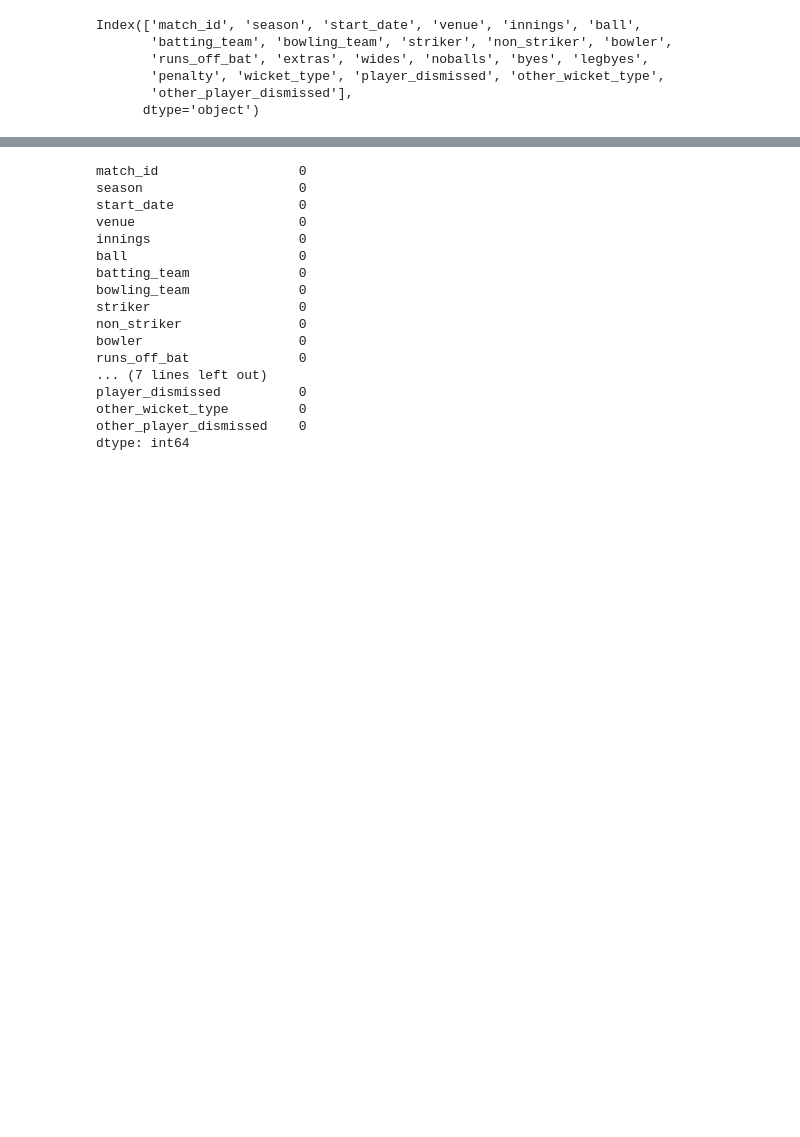
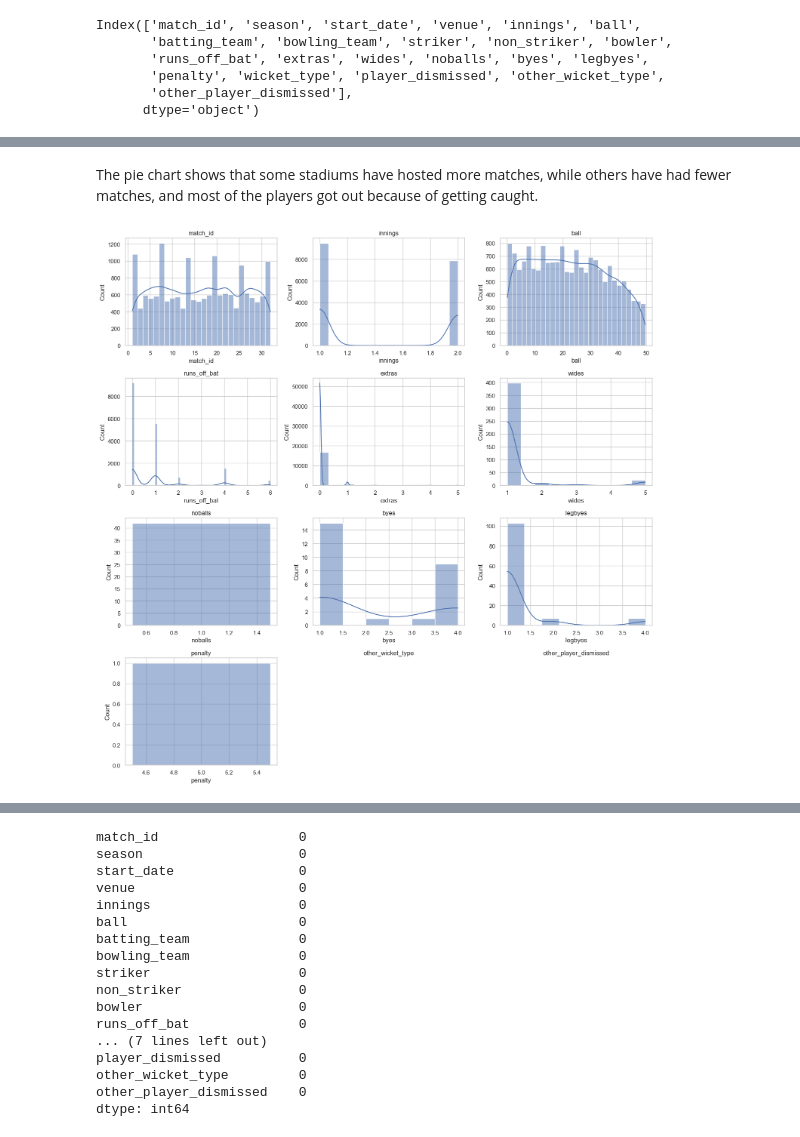
Before and after one commit to NancyPatel11/Data-Mining-Course-Project-3, a Jupyter notebook: code_files/partnership_prediction.ipynb, the cells around one changed output, grey strips where cells are left out. Saved outputs shown, nothing was run; the diff lists cells and outputs as text; code cells hidden in the pictures; blank space fills up the shorter version.

```diff
--- a/code_files/partnership_prediction.ipynb
+++ b/code_files/partnership_prediction.ipynb
@@ -16,0 +204,18 @@ Index(['match_id', 'season', 'start_date', 'venue', 'innings', 'ball',
+# %% [markdown]
+The pie chart shows that some stadiums have hosted more matches, while others have had fewer matches, and most of the players got out because of getting caught.
+# %%
+fig, ax = plt.subplots(4, 3, figsize=(15, 15))
+ax=ax.ravel()
+
+for axid, col in enumerate(numeric_columns):
+    sns.histplot(df_deliveries[col], ax=ax[axid],kde=True)
+    ax[axid].set_title(col)
+
+
+for axid in range(10, 12):
+    ax[axid].axis('off')
+
+plt.tight_layout()
+plt.show()
+# %% [output]
+[figure, added]
```
Also changed, not shown: parts of 34 cells of this notebook.
